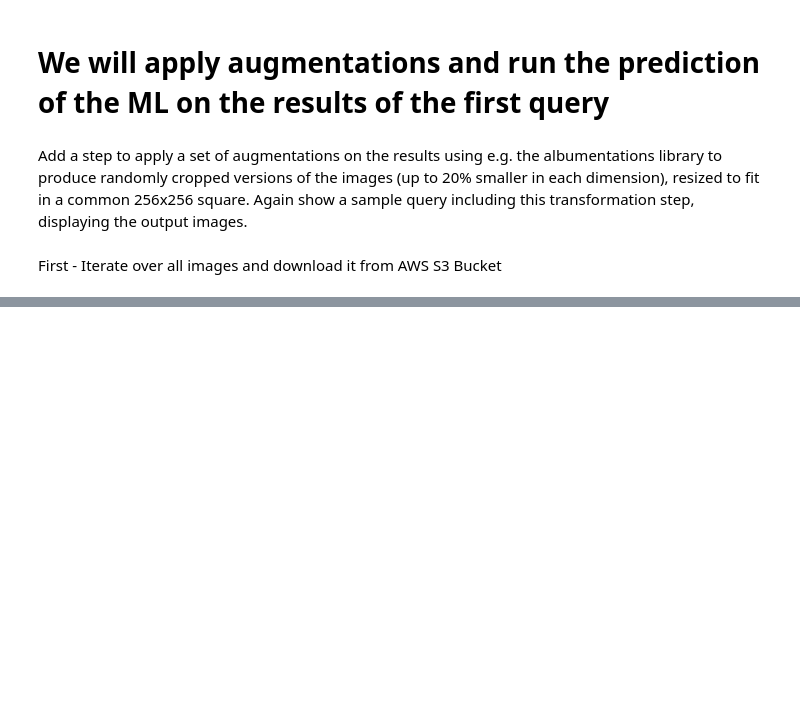
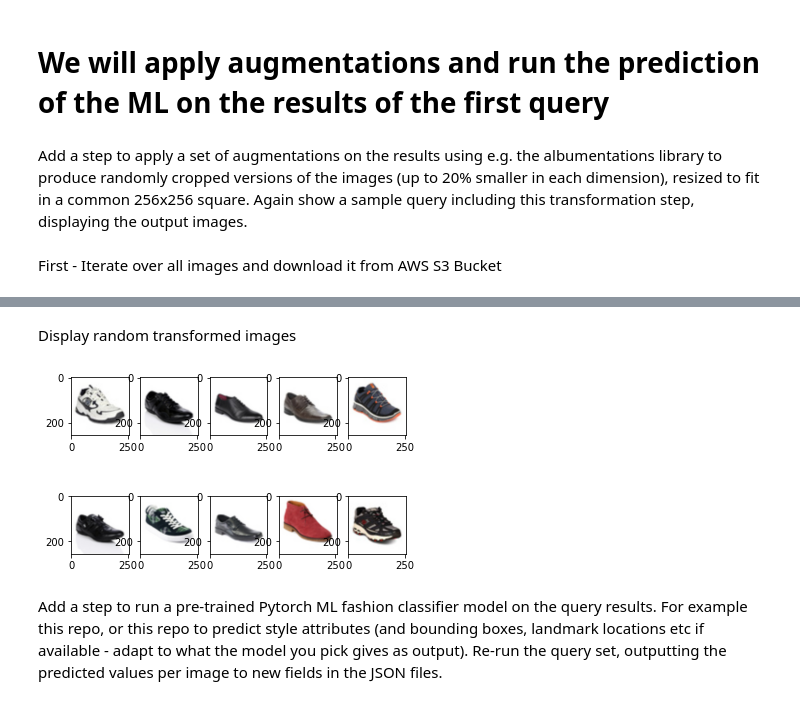
Before and after one commit to moemen95/Fashion-Product-Images, a Jupyter notebook: queries/queries_test.ipynb, the cells around one changed output, grey strips where cells are left out. Saved outputs shown, nothing was run; the diff lists cells and outputs as text; code cells hidden in the pictures; blank space fills up the shorter version.

```diff
--- a/queries/queries_test.ipynb
+++ b/queries/queries_test.ipynb
@@ -247,0 +273,44 @@ import albumentations as A
+# %%
+# Apply the transformation and save it in a new folder
+SAVE_FOLDER = "query_1_transformed_images/"
+
+import albumentations as A
+from albumentations.augmentations.crops.transforms import RandomResizedCrop
+
+transform = RandomResizedCrop(256, 256, scale=(0.80, 0.80), ratio=(1, 1),
+                              interpolation=1, always_apply=False, p=1.0)
+
+for image in tqdm(images):
+    image_name = image.split("/")[-1]
+    image = cv2.imread(image)
+    image_transformed = transform(image=image)["image"]
+    cv2.imwrite(SAVE_FOLDER+image_name, image_transformed, )
+# %% [markdown]
+Display random transformed images
+# %%
+transformed_images = glob.glob(SAVE_FOLDER + "*")
+random_selected_transformed_images = random.sample(transformed_images, 10)
+
+import matplotlib.pyplot as plt
+%matplotlib inline
+
+f, axarr = plt.subplots(2, 5)
+curr_row = 0
+
+for index, img in enumerate(random_selected_transformed_images):
+    a = plt.imread(img)
+    # find the column by taking the current index modulo 3
+    col = index % 2
+    # plot on relevant subplot
+    axarr[col,curr_row].imshow(a)
+    if col == 1:
+        # we have finished the current row, so increment row counter
+        curr_row += 1
+# %% [output]
+[figure, added]
+# %% [markdown]
+Add a step to run a pre-trained Pytorch ML fashion classifier model on the query results.
+For example this repo, or this repo to predict style attributes (and bounding boxes,
+landmark locations etc if available - adapt to what the model you pick gives as output).
+Re-run the query set, outputting the predicted values per image to new fields in the
+JSON files.
```
Also changed, not shown: parts of 3 cells of this notebook, 2 other files.
